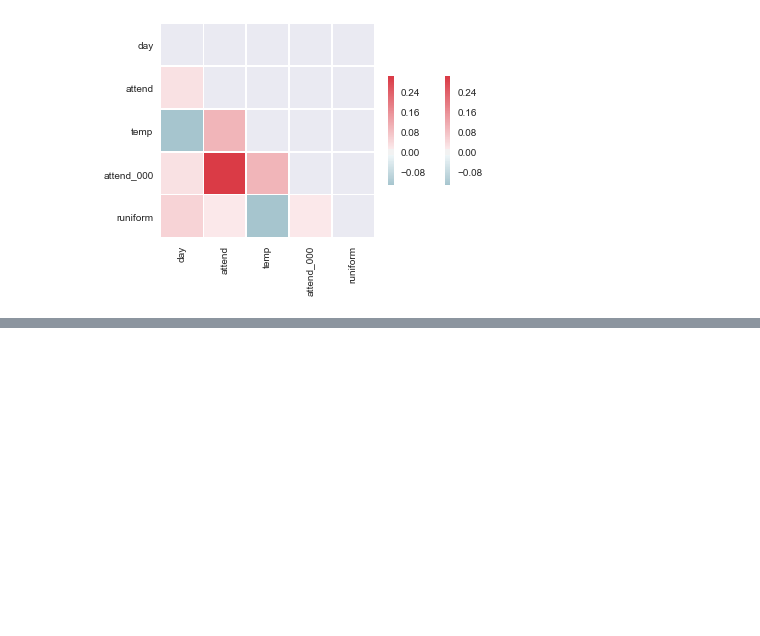
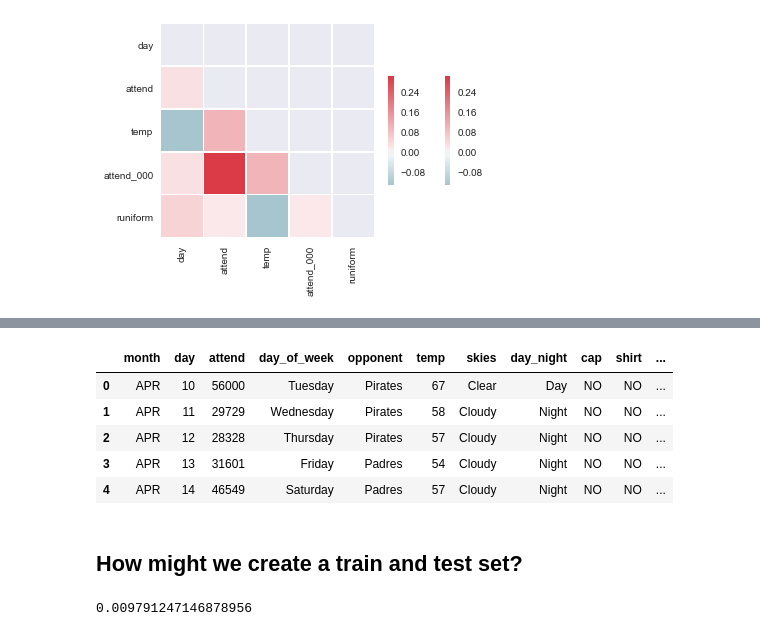
Before and after one commit to 2SUBDA/Breakouts, a Jupyter notebook: AsynchSampleWeek3.ipynb, the cells around one changed output, grey strips where cells are left out. Drawn from its saved outputs; the diff is of its cells as text; code cells hidden in the pictures; blank space fills up the shorter version.

```diff
--- a/AsynchSampleWeek3.ipynb
+++ b/AsynchSampleWeek3.ipynb
@@ -480,0 +485,9 @@ plt.show()
+# %%
+dodgers.head()
+# %% [output]
+|  | month | day | attend | day_of_week | opponent | temp | skies | day_night | cap | shirt | ... |
+| 0 | APR | 10 | 56000 | Tuesday | Pirates | 67 | Clear | Day | NO | NO | ... |
+| 1 | APR | 11 | 29729 | Wednesday | Pirates | 58 | Cloudy | Night | NO | NO | ... |
+| 2 | APR | 12 | 28328 | Thursday | Pirates | 57 | Cloudy | Night | NO | NO | ... |
+| 3 | APR | 13 | 31601 | Friday | Padres | 54 | Cloudy | Night | NO | NO | ... |
+| 4 | APR | 14 | 46549 | Saturday | Padres | 57 | Cloudy | Night | NO | NO | ... |
@@ -480,0 +501,10 @@ plt.show()
+# %% [markdown]
+## How might we create a train and test set?
+# %%
+# Create a basic linear model
+
+model_new = LinearRegression().fit(dodgersX, dodgersY)
+
+model_new.score(dodgersX, dodgersY)
+# %% [output]
+0.009791247146878956
```
Also changed, not shown: parts of 9 cells of this notebook.
